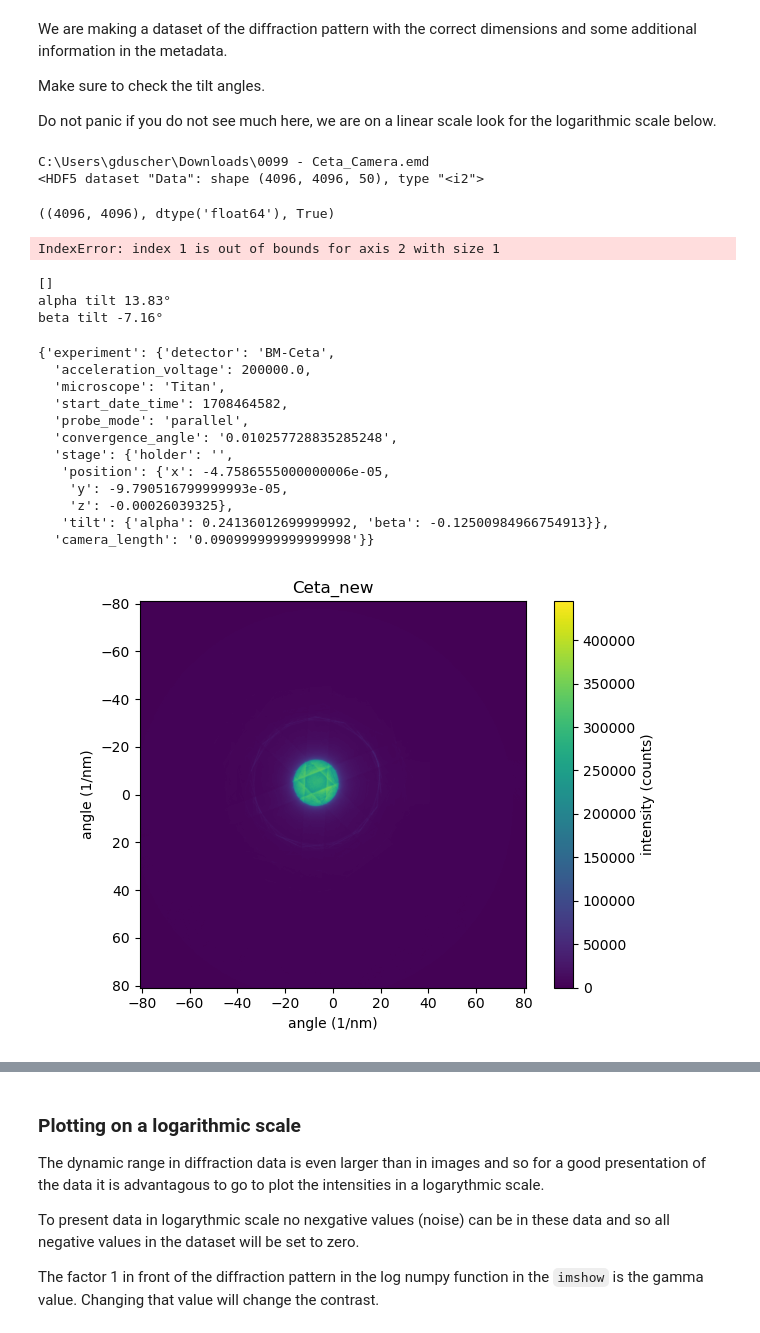
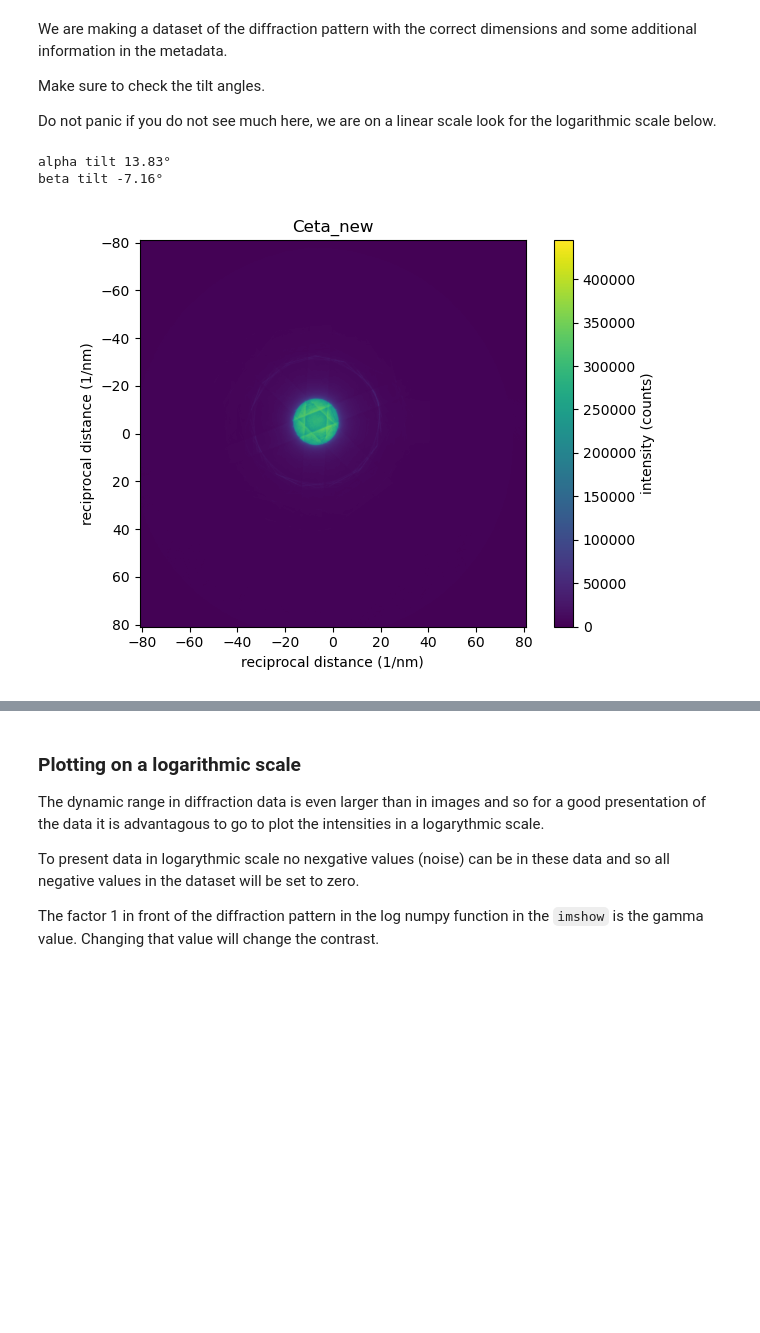
Before and after one commit to gduscher/MSE672-Introduction-to-TEM, a Jupyter notebook: Homework/Homework03-KinematicDiffraction.ipynb, the cells around one changed output, grey strips where cells are left out. Saved outputs shown, nothing was run; the diff lists cells and outputs as text; code cells hidden in the pictures; blank space fills up the shorter version.

```diff
--- a/Homework/Homework03-KinematicDiffraction.ipynb
+++ b/Homework/Homework03-KinematicDiffraction.ipynb
@@ -129,72 +128,13 @@ We are making a dataset of the diffraction pattern with the correct dimensions a
 Make sure to check the tilt angles.
 
 Do not panic if you do not see much here, we are on a linear scale look for the logarithmic scale below.
-# %%
-# file_path = fileWidget.file_name
-print(file_path)
-import h5py
-h5_file = h5py.File(file_path, mode='r+')
-
-for key in h5_file['Data']:
-    if key == 'Image':
-        for image_key in h5_file['Data']['Image']:
-            data_array = h5_file['Data']['Image'][image_key]['Data']
-print(data_array)
-dat = np.zeros(data_array.shape[:2])
-for i in range(data_array.shape[2]):
-    dat += data_array[:,:,i]
-dat.shape, dat.dtype, isinstance(dat,np.ndarray)
-# %% [output]
-C:\Users\gduscher\Downloads\0099 - Ceta_Camera.emd
-<HDF5 dataset "Data": shape (4096, 4096, 50), type "<i2">
-((4096, 4096), dtype('float64'), True)
-# %%
-filename = fileWidget.file_name
-kwargs = {'sum_frames':True}
-reader = SciFiReaders.EMDReader(filename, **kwargs)
-datasets = reader.read()
-# %% [output]
-IndexError: index 1 is out of bounds for axis 2 with size 1
-# %%
-
-dataset = fileWidget.selected_dataset
-
-frame_dims = dataset.get_dimensions_by_type('temporal')
-print(frame_dims)
-if len(frame_dims) > 0:
-    diff_pattern = dataset.sum(axis=frame_dims[0])
-else:
-    diff_pattern = dataset
-image_dims = dataset.get_spectral_dims()
-diff_pattern.data_type = 'Image'
-diff_pattern -= diff_pattern.min()
-print(f"alpha tilt {np.degrees(diff_pattern.metadata['experiment']['stage']['tilt']['alpha']):.2f}°")
-print(f"beta tilt {np.degrees(diff_pattern.metadata['experiment']['stage']['tilt']['beta']):.2f}°")
-diff_pattern.metadata['experiment']['convergence_angle'] = dataset.original_metadata['Optics']['BeamConvergence']
-diff_pattern.metadata['experiment']['camera_length'] = dataset.original_metadata['Optics']['CameraLength']
-dx = np.float64(dataset.original_metadata['BinaryResult']['PixelSize']['width'])/1e9
-dy = np.float64(dataset.original_metadata['BinaryResult']['PixelSize']['height'])/1e9
-x0 = np.float64(dataset.original_metadata['BinaryResult']['Offset']['x'])/1e9
-y0 = np.float64(dataset.original_metadata['BinaryResult']['Offset']['y'])/1e9
-diff_pattern.set_dimension(0, sidpy.Dimension( np.arange(diff_pattern.shape[1])*dy+y0, name='x', quantity='angle', units='1/nm', dimension_type='RECIPROCAL') )
-diff_pattern.set_dimension(1, sidpy.Dimension( np.arange(diff_pattern.shape[1])*dy+y0, name='y', quantity='angle', units='1/nm', dimension_type='RECIPROCAL') )
-view = diff_pattern.plot()
-
-diff_pattern.metadata
-# %% [output]
-[]
-alpha tilt 13.83°
-beta tilt -7.16°
-{'experiment': {'detector': 'BM-Ceta',
-  'acceleration_voltage': 200000.0,
-  'microscope': 'Titan',
-  'start_date_time': 1708464582,
-  'probe_mode': 'parallel',
-  'convergence_angle': '0.010257728835285248',
-  'stage': {'holder': '',
-   'position': {'x': -4.7586555000000006e-05,
-    'y': -9.790516799999993e-05,
-    'z': -0.00026039325},
-   'tilt': {'alpha': 0.24136012699999992, 'beta': -0.12500984966754913}},
-  'camera_length': '0.090999999999999998'}}
-[figure, removed]
+# %%
+diff_pattern = fileWidget.selected_dataset
+diff_pattern -= diff_pattern.min()
+print(f"alpha tilt {np.degrees(diff_pattern.metadata['experiment']['stage']['tilt']['alpha']):.2f}°")
+print(f"beta tilt {np.degrees(diff_pattern.metadata['experiment']['stage']['tilt']['beta']):.2f}°")
+view = diff_pattern.plot()
+# %% [output]
+alpha tilt 13.83°
+beta tilt -7.16°
+[figure, added]
```
Also changed, not shown: parts of 10 cells of this notebook, 1 other file.
